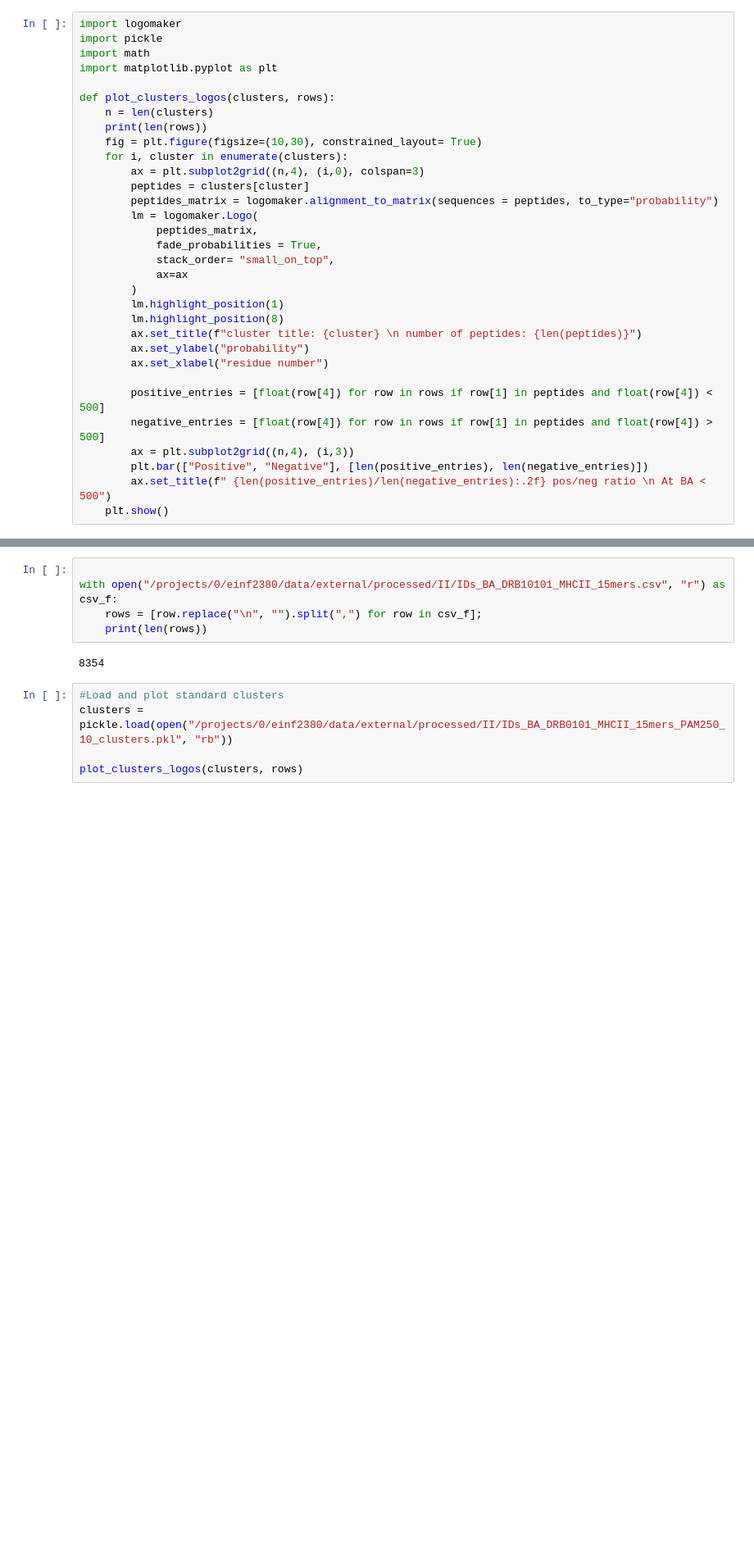
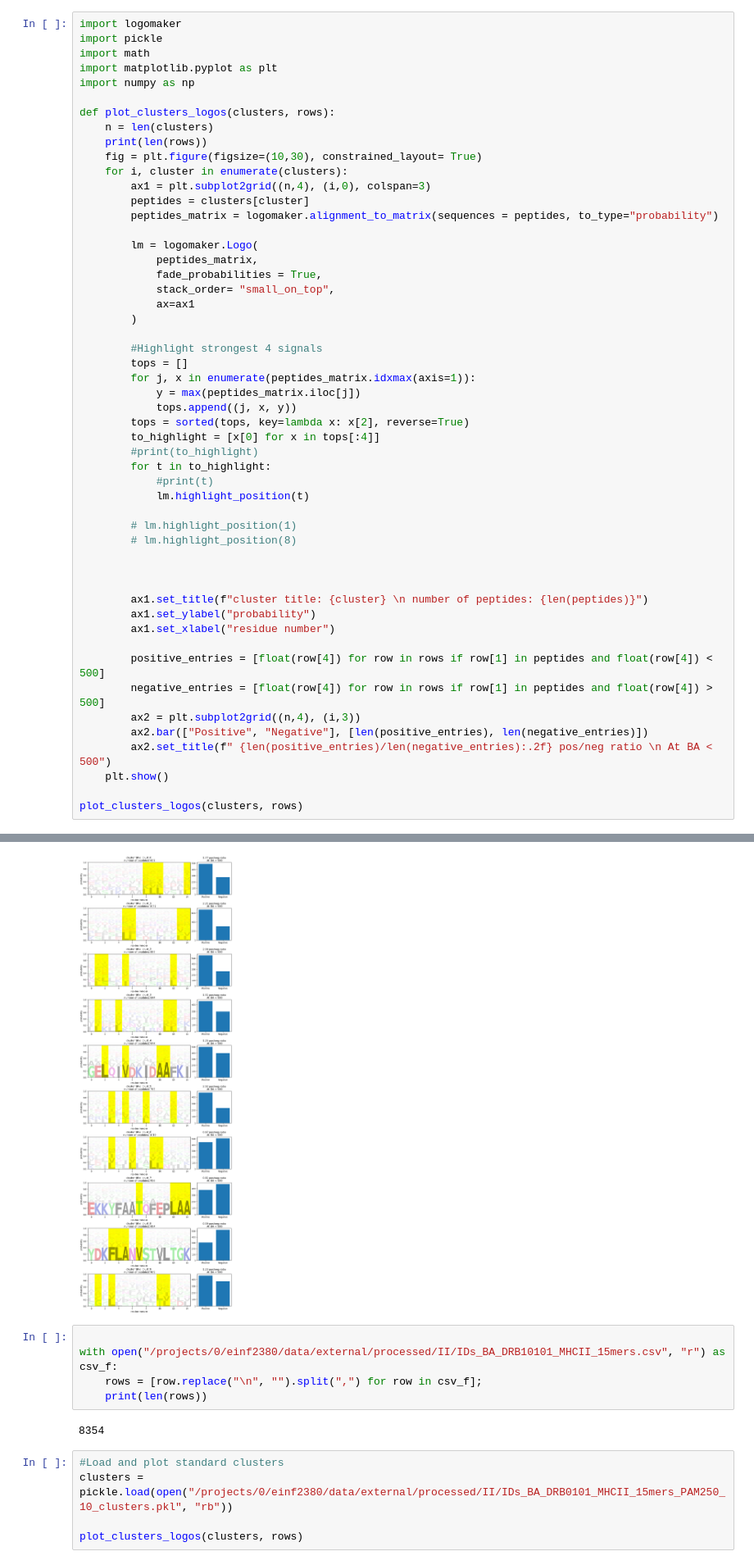
Before and after one commit to DeepRank/3D-Vac, a Jupyter notebook: src/exploration/draw_cluster_motifs.ipynb, the cells around one changed output, grey strips where cells are left out. Shown at 82% size. Saved outputs shown, nothing was run; the diff lists cells and outputs as text; blank space fills up the shorter version.

```diff
--- a/src/exploration/draw_cluster_motifs.ipynb
+++ b/src/exploration/draw_cluster_motifs.ipynb
@@ -3,30 +3,51 @@ import logomaker
 import pickle
 import math
 import matplotlib.pyplot as plt
+import numpy as np
 
 def plot_clusters_logos(clusters, rows):
     n = len(clusters)
     print(len(rows))
     fig = plt.figure(figsize=(10,30), constrained_layout= True)
     for i, cluster in enumerate(clusters):
-        ax = plt.subplot2grid((n,4), (i,0), colspan=3)
+        ax1 = plt.subplot2grid((n,4), (i,0), colspan=3)
         peptides = clusters[cluster]
         peptides_matrix = logomaker.alignment_to_matrix(sequences = peptides, to_type="probability")
+
         lm = logomaker.Logo(
             peptides_matrix,
             fade_probabilities = True,
             stack_order= "small_on_top",
-            ax=ax
+            ax=ax1
         )
-        lm.highlight_position(1)
-        lm.highlight_position(8)
-        ax.set_title(f"cluster title: {cluster} \n number of peptides: {len(peptides)}")
-        ax.set_ylabel("probability")
-        ax.set_xlabel("residue number")
+
+        #Highlight strongest 4 signals
+        tops = []
+        for j, x in enumerate(peptides_matrix.idxmax(axis=1)):
+            y = max(peptides_matrix.iloc[j])
+            tops.append((j, x, y))
+        tops = sorted(tops, key=lambda x: x[2], reverse=True)
+        to_highlight = [x[0] for x in tops[:4]]
+        #print(to_highlight)
+        for t in to_highlight:
+            #print(t)
+            lm.highlight_position(t)
+
+        # lm.highlight_position(1)
+        # lm.highlight_position(8)
+
+
+
+        ax1.set_title(f"cluster title: {cluster} \n number of peptides: {len(peptides)}")
+        ax1.set_ylabel("probability")
+        ax1.set_xlabel("residue number")
 
         positive_entries = [float(row[4]) for row in rows if row[1] in peptides and float(row[4]) < 500]
         negative_entries = [float(row[4]) for row in rows if row[1] in peptides and float(row[4]) > 500]
-        ax = plt.subplot2grid((n,4), (i,3))
-        plt.bar(["Positive", "Negative"], [len(positive_entries), len(negative_entries)])
-        ax.set_title(f" {len(positive_entries)/len(negative_entries):.2f} pos/neg ratio \n At BA < 500")
+        ax2 = plt.subplot2grid((n,4), (i,3))
+        ax2.bar(["Positive", "Negative"], [len(positive_entries), len(negative_entries)])
+        ax2.set_title(f" {len(positive_entries)/len(negative_entries):.2f} pos/neg ratio \n At BA < 500")
     plt.show()
+
+plot_clusters_logos(clusters, rows)
+# %% [output]
@@ -33,3 +71,4 @@ def plot_clusters_logos(clusters, rows):
+[figure, added]
 # %%
 
 with open("/projects/0/einf2380/data/external/processed/II/IDs_BA_DRB10101_MHCII_15mers.csv", "r") as csv_f:
```
Also changed, not shown: parts of 4 cells of this notebook, 4 other files.
